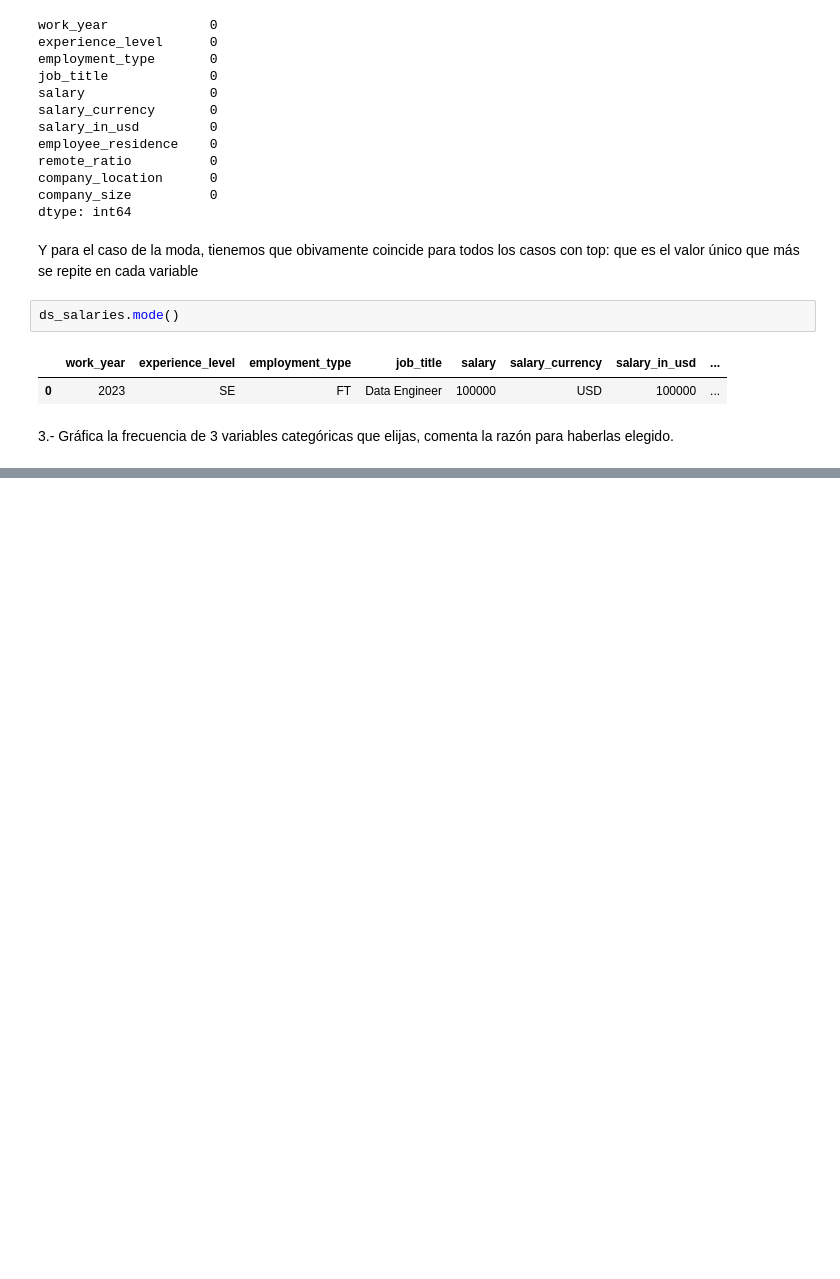
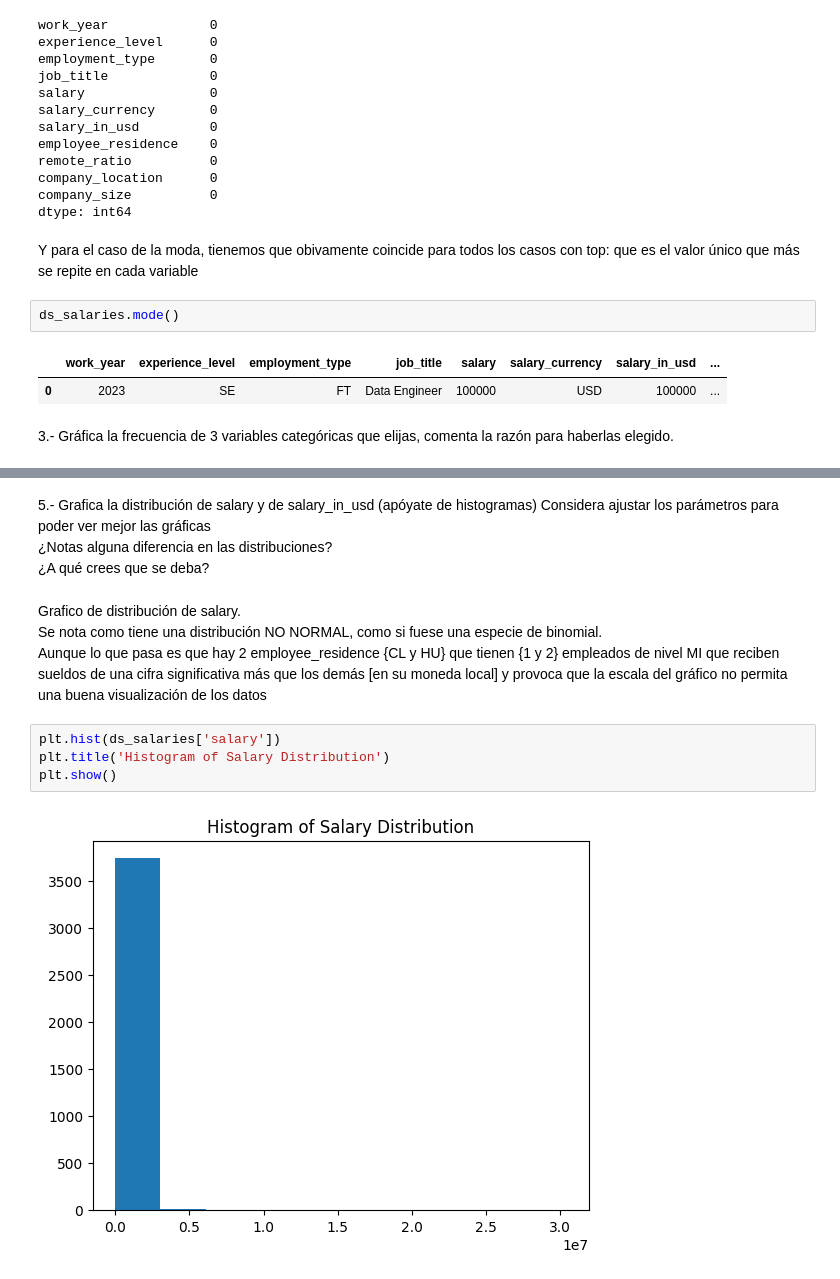
Before and after one commit to Sergio-Ibarra-1795/Diplomado_UNAM_DC_Full_gitHub, a Jupyter notebook: Modulo5_Manipulacion_datos/Ibarra_Sergio_Modulo5_Caso_uso.ipynb, the cells around one changed output, grey strips where cells are left out. Cells and saved outputs as stored; diff of their text form; blank space fills up the shorter version.

```diff
--- a/Modulo5_Manipulacion_datos/Ibarra_Sergio_Modulo5_Caso_uso.ipynb
+++ b/Modulo5_Manipulacion_datos/Ibarra_Sergio_Modulo5_Caso_uso.ipynb
@@ -173,0 +320,14 @@ plt.show()
+# %% [markdown]
+5.- Grafica la distribución de salary y de salary_in_usd (apóyate de histogramas) Considera ajustar los parámetros para poder ver mejor las gráficas <br>
+¿Notas alguna diferencia en las distribuciones?<br>
+¿A qué crees que se deba?<br>
+# %% [markdown]
+Grafico de distribución de salary. <br>
+Se nota como tiene una distribución NO NORMAL, como si fuese una especie de binomial. <br>
+Aunque lo que pasa es que hay 2 employee_residence {CL y HU} que tienen {1 y 2} empleados de nivel MI que reciben sueldos de una cifra significativa más que los demás [en su moneda local] y provoca que la escala del gráfico no permita una buena visualización de los datos
+# %%
+plt.hist(ds_salaries['salary'])
+plt.title('Histogram of Salary Distribution')
+plt.show()
+# %% [output]
+[figure, added]
```
Also changed, not shown: parts of 29 cells of this notebook.
